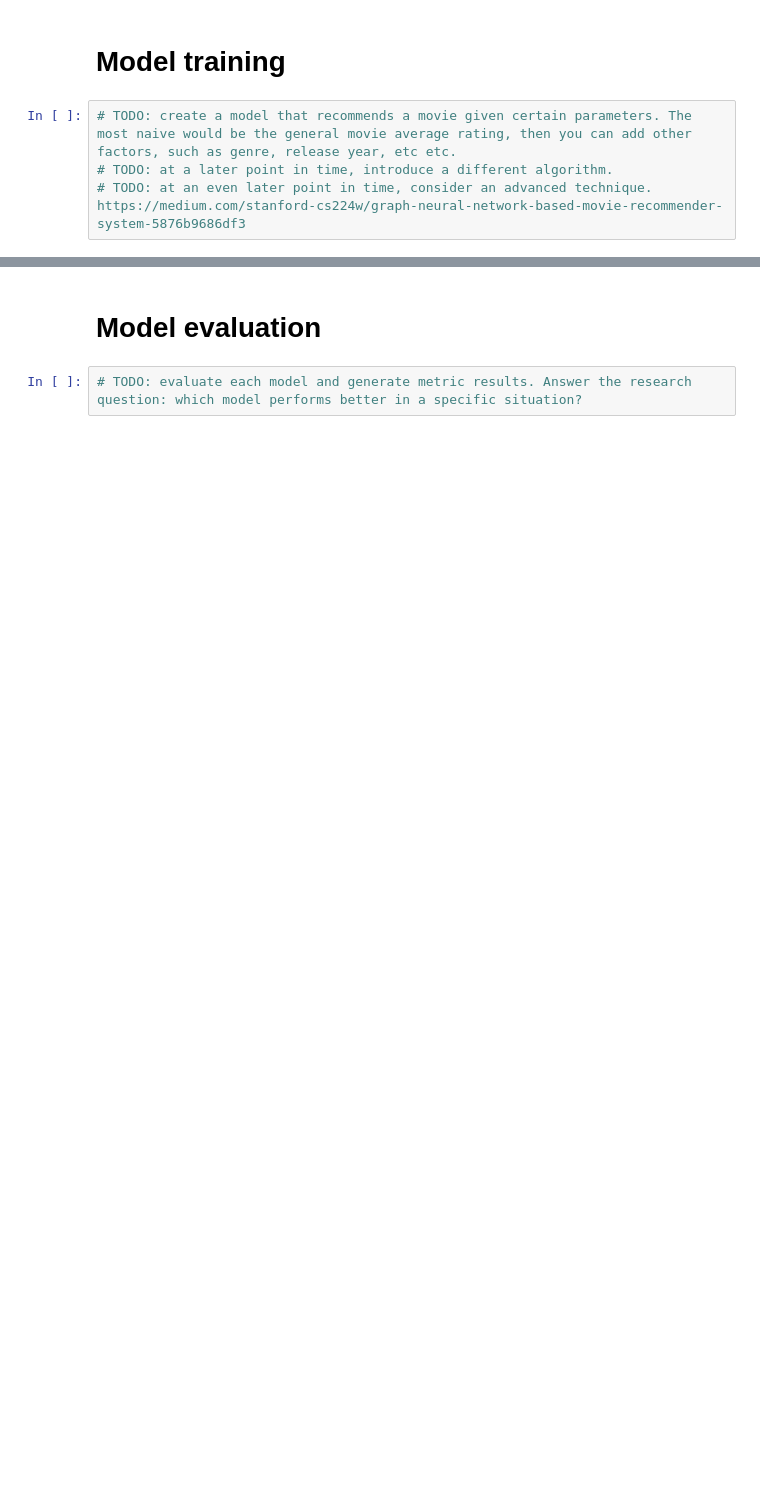
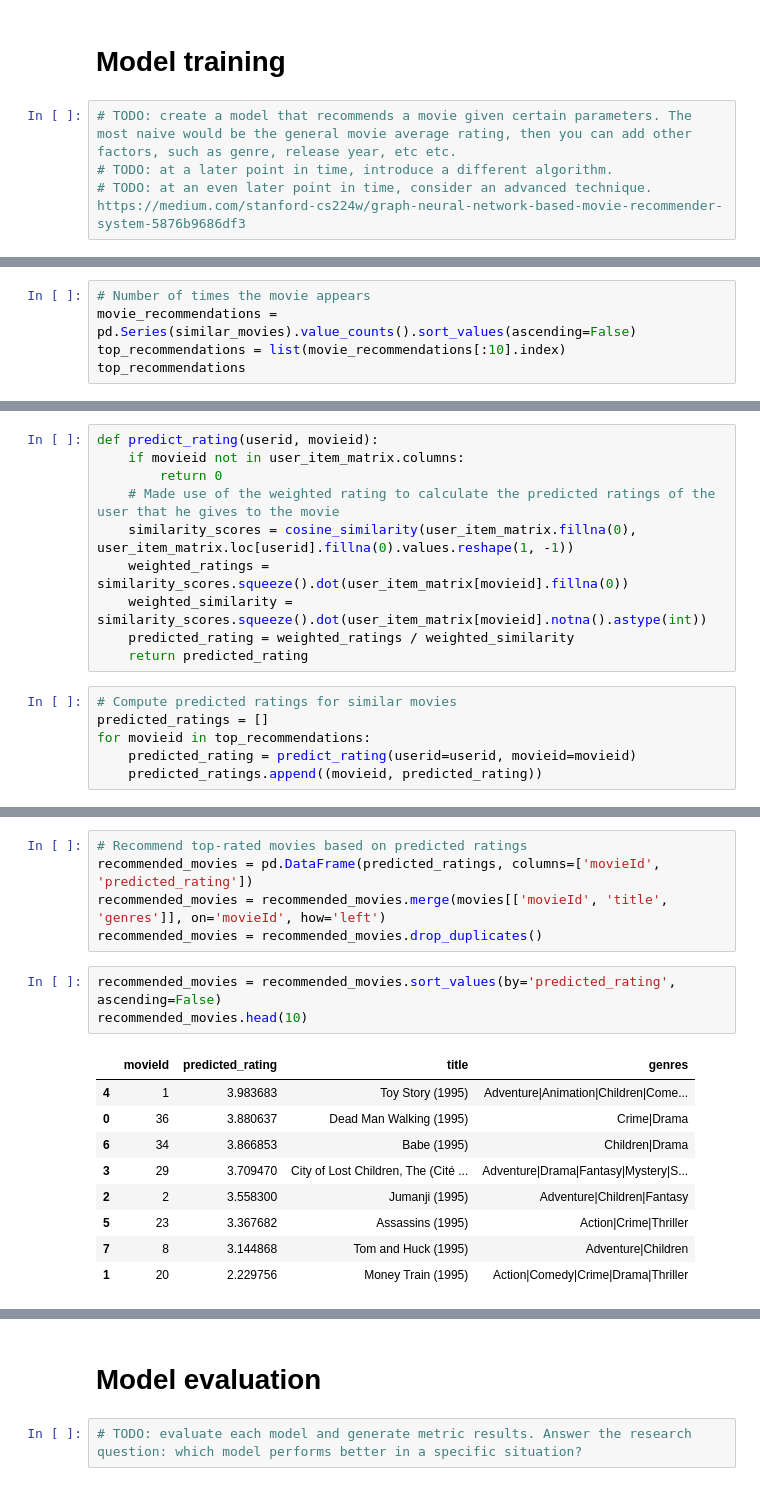
Before and after one commit to NaydelMuscat/com.mcast.project.NaydelMuscat, a Jupyter notebook: src/05_ML_Pipeline.ipynb, the cells around one changed output, grey strips where cells are left out. Cells and saved outputs as stored; diff of their text form; blank space fills up the shorter version.

```diff
--- a/src/05_ML_Pipeline.ipynb
+++ b/src/05_ML_Pipeline.ipynb
@@ -597,0 +562,5 @@ Eddie Murphy Raw: 5.0
+# %%
+# Number of times the movie appears
+movie_recommendations = pd.Series(similar_movies).value_counts().sort_values(ascending=False)
+top_recommendations = list(movie_recommendations[:10].index)
+top_recommendations
@@ -597,0 +592,16 @@ Eddie Murphy Raw: 5.0
+# %%
+def predict_rating(userid, movieid):
+    if movieid not in user_item_matrix.columns:
+        return 0
+    # Made use of the weighted rating to calculate the predicted ratings of the user that he gives to the movie
+    similarity_scores = cosine_similarity(user_item_matrix.fillna(0), user_item_matrix.loc[userid].fillna(0).values.reshape(1, -1))
+    weighted_ratings = similarity_scores.squeeze().dot(user_item_matrix[movieid].fillna(0))
+    weighted_similarity = similarity_scores.squeeze().dot(user_item_matrix[movieid].notna().astype(int))
+    predicted_rating = weighted_ratings / weighted_similarity
+    return predicted_rating
+# %%
+# Compute predicted ratings for similar movies
+predicted_ratings = []
+for movieid in top_recommendations:
+    predicted_rating = predict_rating(userid=userid, movieid=movieid)
+    predicted_ratings.append((movieid, predicted_rating))
@@ -597,0 +619,18 @@ Eddie Murphy Raw: 5.0
+# %%
+# Recommend top-rated movies based on predicted ratings
+recommended_movies = pd.DataFrame(predicted_ratings, columns=['movieId', 'predicted_rating'])
+recommended_movies = recommended_movies.merge(movies[['movieId', 'title', 'genres']], on='movieId', how='left')
+recommended_movies = recommended_movies.drop_duplicates()
+# %%
+recommended_movies = recommended_movies.sort_values(by='predicted_rating', ascending=False)
+recommended_movies.head(10)
+# %% [output]
+|  | movieId | predicted_rating | title | genres |
+| 4 | 1 | 3.983683 | Toy Story (1995) | Adventure|Animation|Children|Come... |
+| 0 | 36 | 3.880637 | Dead Man Walking (1995) | Crime|Drama |
+| 6 | 34 | 3.866853 | Babe (1995) | Children|Drama |
+| 3 | 29 | 3.709470 | City of Lost Children, The (Cité ... | Adventure|Drama|Fantasy|Mystery|S... |
+| 2 | 2 | 3.558300 | Jumanji (1995) | Adventure|Children|Fantasy |
+| 5 | 23 | 3.367682 | Assassins (1995) | Action|Crime|Thriller |
+| 7 | 8 | 3.144868 | Tom and Huck (1995) | Adventure|Children |
+| 1 | 20 | 2.229756 | Money Train (1995) | Action|Comedy|Crime|Drama|Thriller |
```
Also changed, not shown: parts of 26 cells of this notebook.
